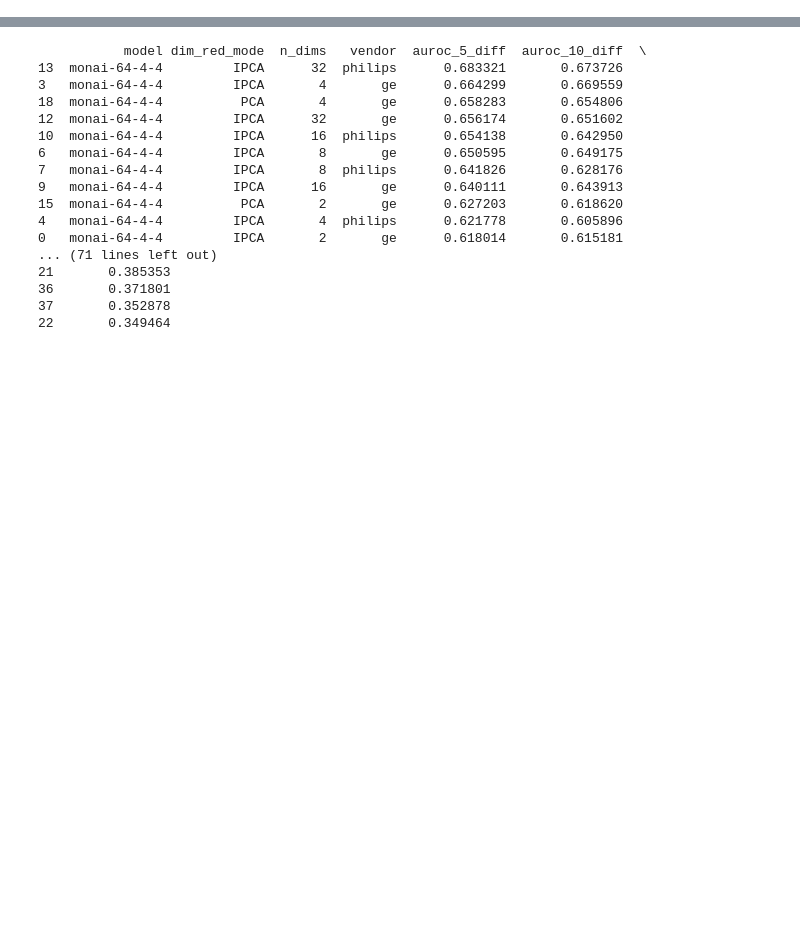
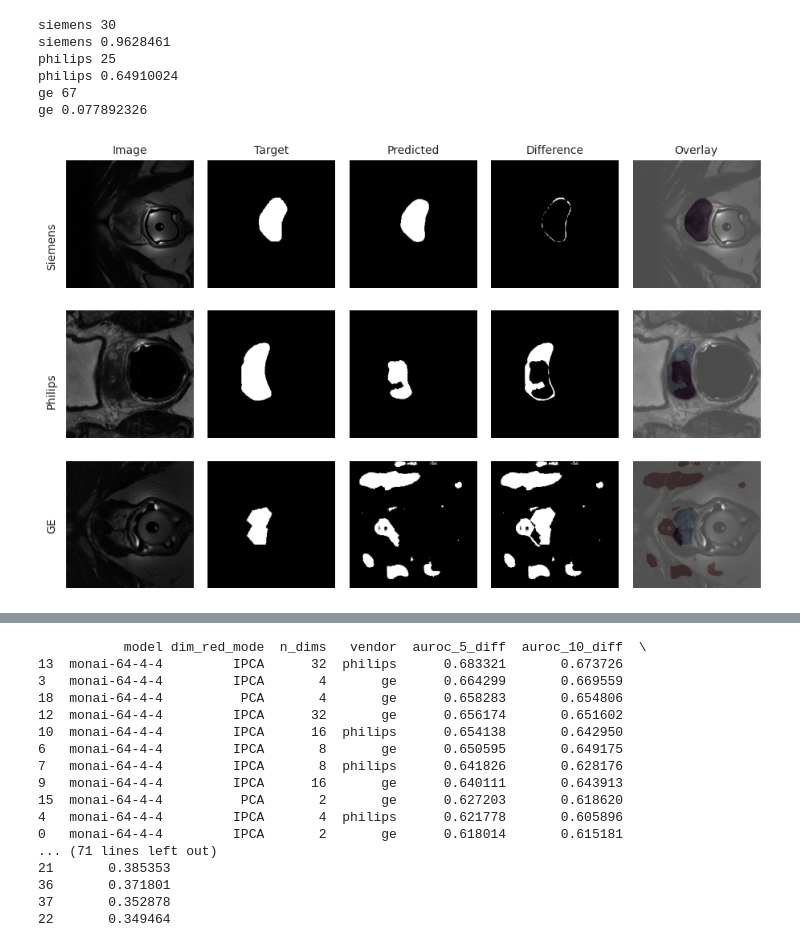
Before and after one commit to sgomezru/DSSQ, a Jupyter notebook: notebooks/analysis.ipynb, the cells around one changed output, grey strips where cells are left out. Saved outputs shown, nothing was run; the diff lists cells and outputs as text; code cells hidden in the pictures; blank space fills up the shorter version.

```diff
--- a/notebooks/analysis.ipynb
+++ b/notebooks/analysis.ipynb
@@ -5,0 +96,25 @@ import seaborn as sns
+# %%
+all_eval_data = {}
+dices_vendor = {}
+for ven in test_vendors:
+    dices_vendor[ven] = {}
+    cfg, _ = load_conf(data_key=DATA_KEY)
+    cfg.unet[DATA_KEY].training.subset = (
+        "validation" if ven in train_vendors else False
+    )
+    cfg.unet[DATA_KEY].training.vendor = ven
+    data = get_eval_data(eval_set=True, cfg=cfg)
+    all_eval_data[ven] = data['eval']
+    for model in models:
+        dices_vendor[ven][model] = {}
+        if "monai" in model:
+            iteration = monai_iter
+        else:
+            iteration = swin_iter
+        cfg, layer_names = load_conf(model, iteration=iteration, data_key=DATA_KEY)
+        model_base, state_dict = get_unet(cfg, return_state_dict=True)
+        model_base = model_base.to(device)
+        model_base.eval()
+        model_base_dices, model_base_segs = eval_data(cfg, model_base, data["eval"])
+        dices_vendor[ven][model]['DS'] = model_base_dices
+        dices_vendor[ven][model]['seg'] = model_base_segs
@@ -5,0 +221,10 @@ import seaborn as sns
+# %%
+plot_idx(30, 25, 67)
+# %% [output]
+siemens 30
+siemens 0.9628461
+philips 25
+philips 0.64910024
+ge 67
+ge 0.077892326
+[figure, added]
```
Also changed, not shown: parts of 17 cells of this notebook, 2 other files.
